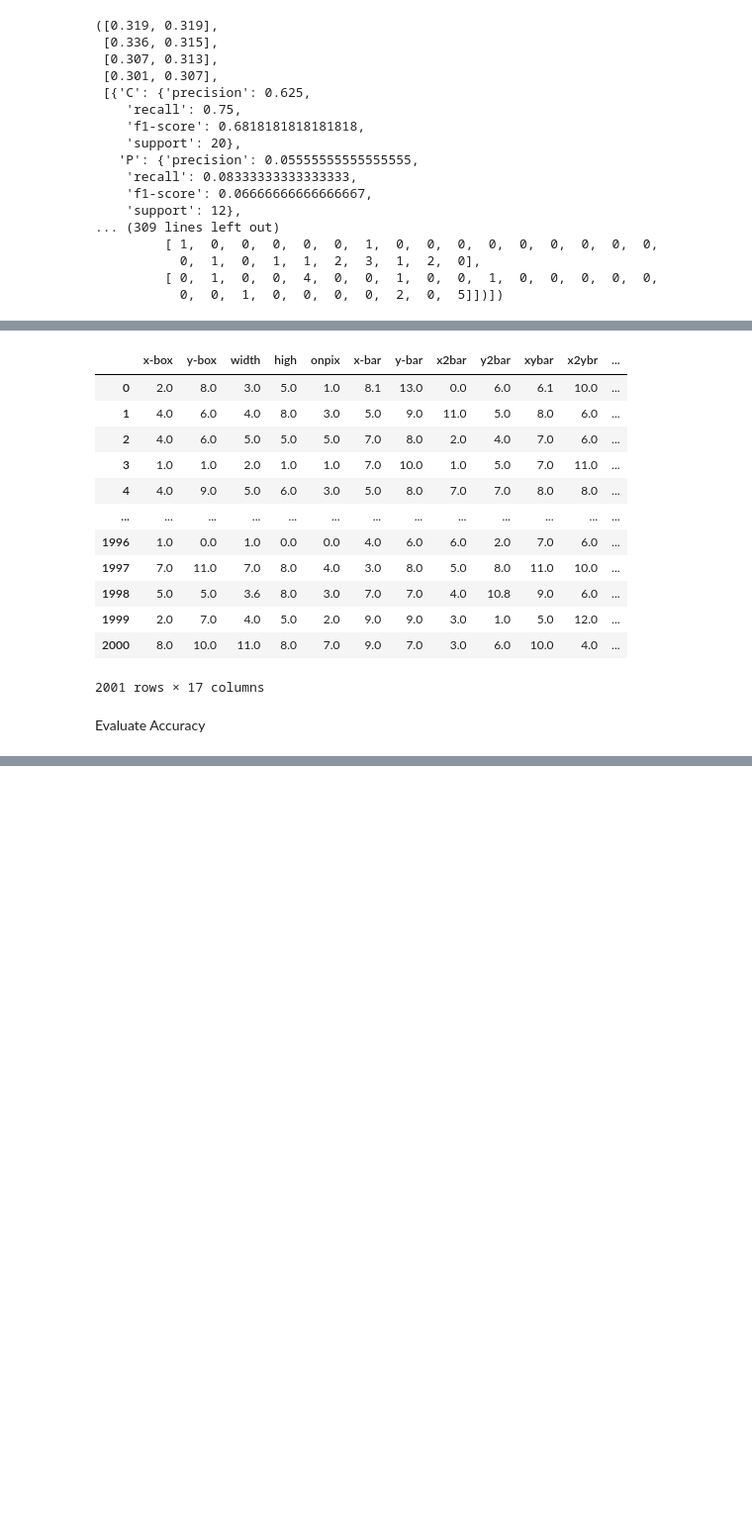
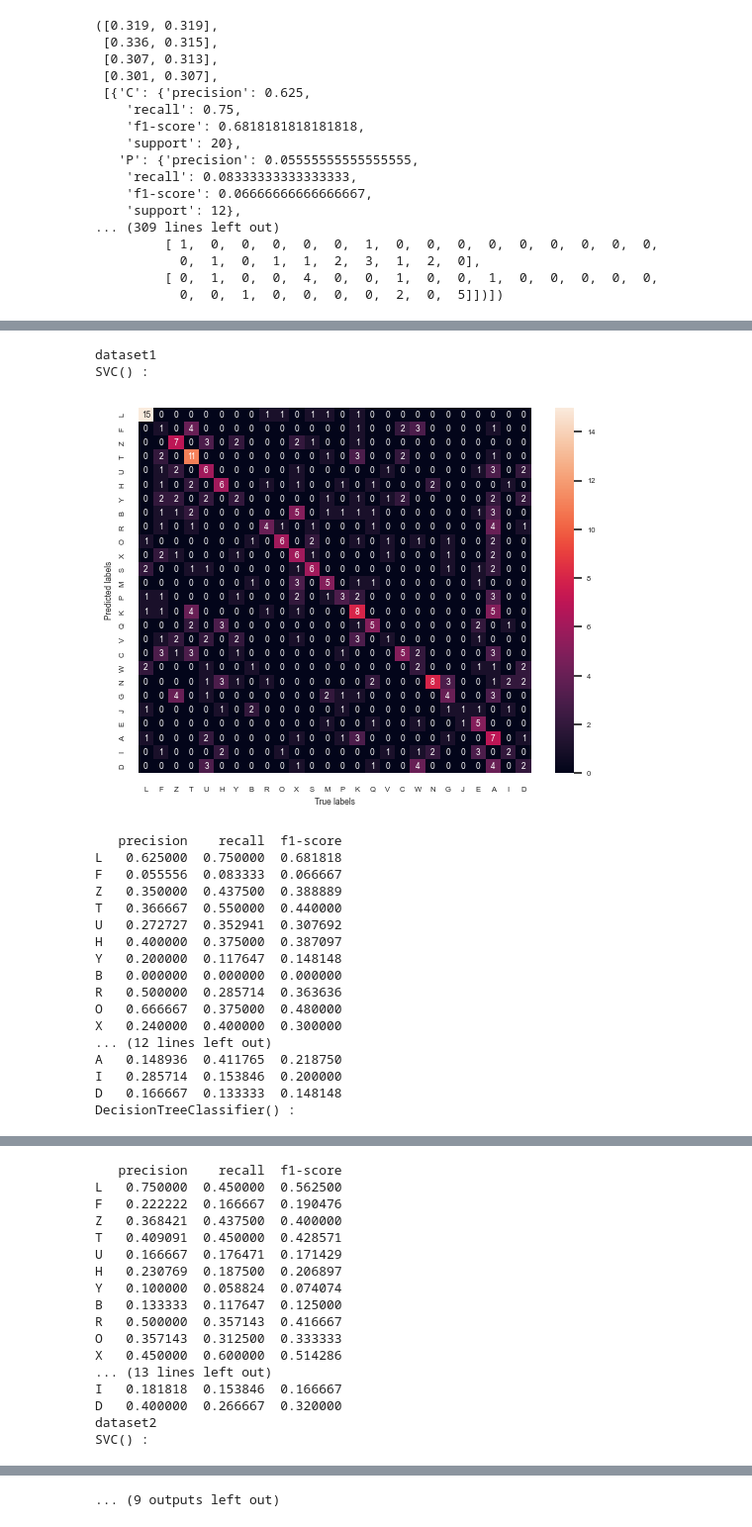
Before and after one commit to sofiamartellozzo/DQ_project, a Jupyter notebook: project.ipynb, the cells around one changed output, grey strips where cells are left out. Shown at 99% size. Saved outputs shown, nothing was run; the diff lists cells and outputs as text; code cells hidden in the pictures; blank space fills up the shorter version.

```diff
--- a/project.ipynb
+++ b/project.ipynb
@@ -789,18 +850,25 @@ df_knn
-# %%
-data1_t2
-# %% [output]
-|  | x-box | y-box | width | high | onpix | x-bar | y-bar | x2bar | y2bar | xybar | x2ybr | ... |
-| 0 | 2.0 | 8.0 | 3.0 | 5.0 | 1.0 | 8.1 | 13.0 | 0.0 | 6.0 | 6.1 | 10.0 | ... |
-| 1 | 4.0 | 6.0 | 4.0 | 8.0 | 3.0 | 5.0 | 9.0 | 11.0 | 5.0 | 8.0 | 6.0 | ... |
-| 2 | 4.0 | 6.0 | 5.0 | 5.0 | 5.0 | 7.0 | 8.0 | 2.0 | 4.0 | 7.0 | 6.0 | ... |
-| 3 | 1.0 | 1.0 | 2.0 | 1.0 | 1.0 | 7.0 | 10.0 | 1.0 | 5.0 | 7.0 | 11.0 | ... |
-| 4 | 4.0 | 9.0 | 5.0 | 6.0 | 3.0 | 5.0 | 8.0 | 7.0 | 7.0 | 8.0 | 8.0 | ... |
-| ... | ... | ... | ... | ... | ... | ... | ... | ... | ... | ... | ... | ... |
-| 1996 | 1.0 | 0.0 | 1.0 | 0.0 | 0.0 | 4.0 | 6.0 | 6.0 | 2.0 | 7.0 | 6.0 | ... |
-| 1997 | 7.0 | 11.0 | 7.0 | 8.0 | 4.0 | 3.0 | 8.0 | 5.0 | 8.0 | 11.0 | 10.0 | ... |
-| 1998 | 5.0 | 5.0 | 3.6 | 8.0 | 3.0 | 7.0 | 7.0 | 4.0 | 10.8 | 9.0 | 6.0 | ... |
-| 1999 | 2.0 | 7.0 | 4.0 | 5.0 | 2.0 | 9.0 | 9.0 | 3.0 | 1.0 | 5.0 | 12.0 | ... |
-| 2000 | 8.0 | 10.0 | 11.0 | 8.0 | 7.0 | 9.0 | 7.0 | 3.0 | 6.0 | 10.0 | 4.0 | ... |
-2001 rows × 17 columns
-# %% [markdown]
-Evaluate Accuracy
+# %%
+for i in range(len(datasets_t2)):
+    print(ds[i])
+    print_confusion_matrix_and_report(cm_list_t2[ds[i]], report_list_t2[ds[i]])
+# %% [output]
+dataset1
+SVC() :
+[figure, added]
+   precision    recall  f1-score
+L   0.625000  0.750000  0.681818
+F   0.055556  0.083333  0.066667
+Z   0.350000  0.437500  0.388889
+T   0.366667  0.550000  0.440000
+U   0.272727  0.352941  0.307692
+H   0.400000  0.375000  0.387097
+Y   0.200000  0.117647  0.148148
+B   0.000000  0.000000  0.000000
+R   0.500000  0.285714  0.363636
+O   0.666667  0.375000  0.480000
+X   0.240000  0.400000  0.300000
+... (12 lines left out)
+A   0.148936  0.411765  0.218750
+I   0.285714  0.153846  0.200000
+D   0.166667  0.133333  0.148148
+DecisionTreeClassifier() :
@@ -806,0 +876,17 @@ Evaluate Accuracy
+   precision    recall  f1-score
+L   0.750000  0.450000  0.562500
+F   0.222222  0.166667  0.190476
+Z   0.368421  0.437500  0.400000
+T   0.409091  0.450000  0.428571
+U   0.166667  0.176471  0.171429
+H   0.230769  0.187500  0.206897
+Y   0.100000  0.058824  0.074074
+B   0.133333  0.117647  0.125000
+R   0.500000  0.357143  0.416667
+O   0.357143  0.312500  0.333333
+X   0.450000  0.600000  0.514286
+... (13 lines left out)
+I   0.181818  0.153846  0.166667
+D   0.400000  0.266667  0.320000
+dataset2
+SVC() :
@@ -806,0 +948 @@ Evaluate Accuracy
+... (9 outputs left out)
```
Also changed, not shown: parts of 37 cells of this notebook.
